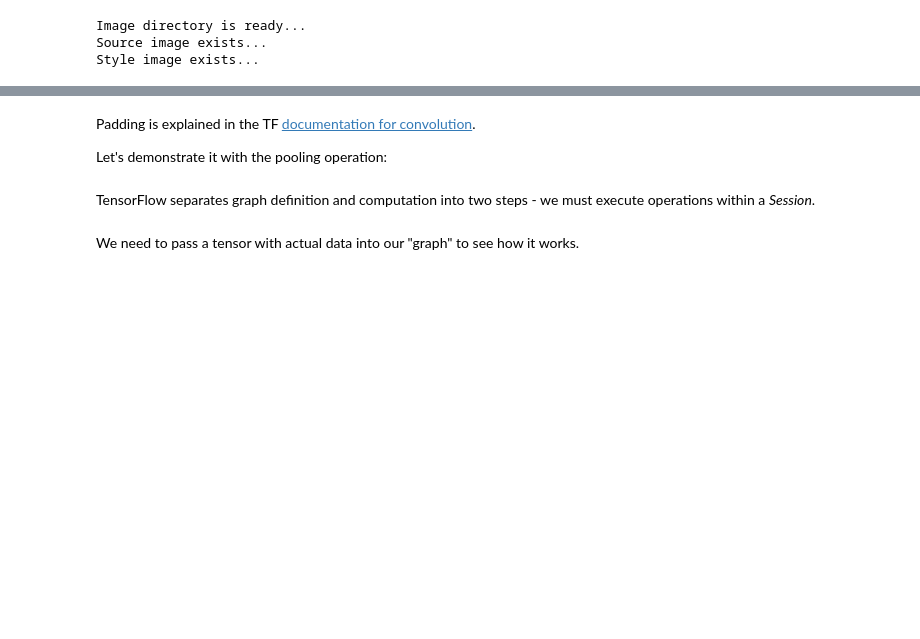
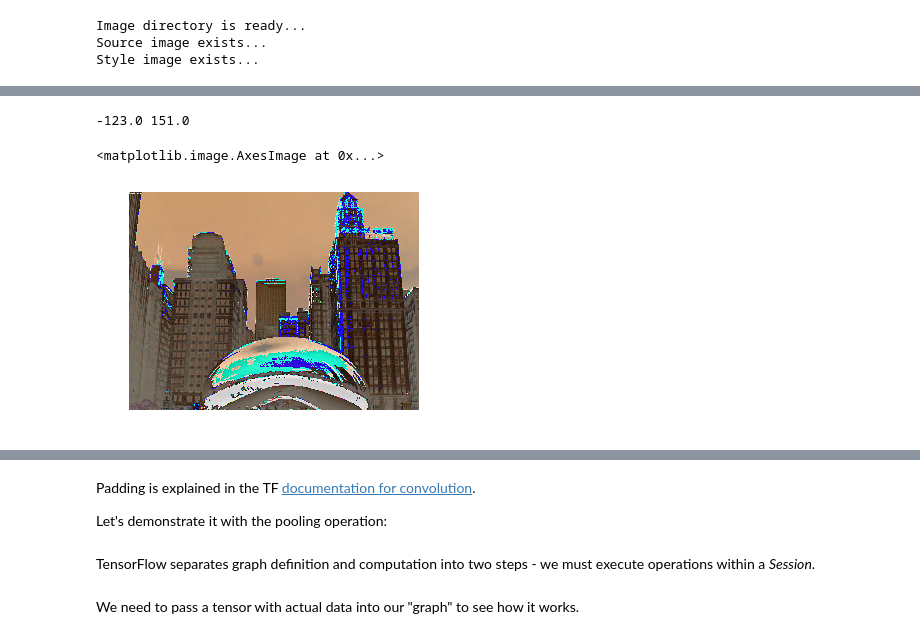
Before and after one commit to gnperdue/neuralart_tf, a Jupyter notebook: neural_art.ipynb, the cells around one changed output, grey strips where cells are left out. Cells and saved outputs as stored; diff of their text form; code cells hidden in the pictures; blank space fills up the shorter version.

```diff
--- a/neural_art.ipynb
+++ b/neural_art.ipynb
@@ -125,0 +150,7 @@ print(style_resized.shape)
+# %%
+source_resized = 255. * resize(source_clipped, (IMAGE_H, IMAGE_W, 3))
+# we need to use a 4-tensor
+source_resized = np.reshape(source_resized, (1, IMAGE_H, IMAGE_W, 3))
+print(np.shape(source_resized))
+print(source_resized[0,0:10,0,0])
+imshow_clean(source_resized[0].astype('uint8'))
@@ -125,0 +163,8 @@ print(style_resized.shape)
+# %%
+source_normalized = source_resized - VGG_MEAN_VALUES
+print(np.min(source_normalized), np.max(source_normalized))
+imshow_clean(source_normalized[0].astype('int8'))
+# %% [output]
+-123.0 151.0
+<matplotlib.image.AxesImage at 0x...>
+[figure, added]
```
Also changed, not shown: parts of 53 cells of this notebook.
